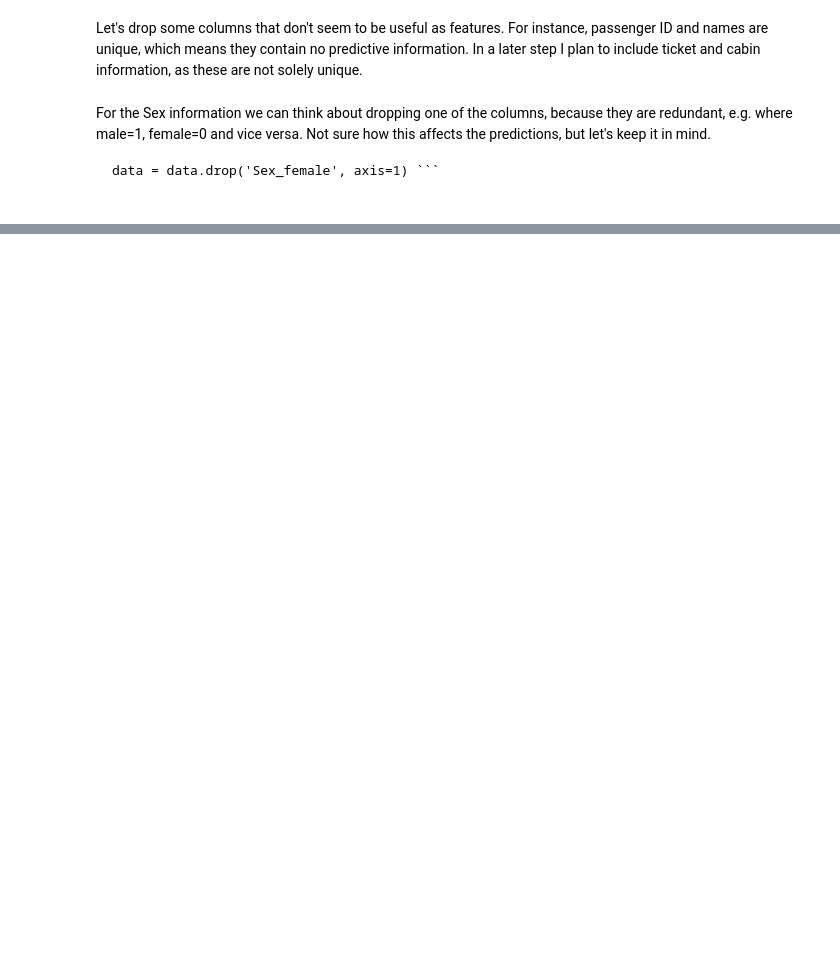
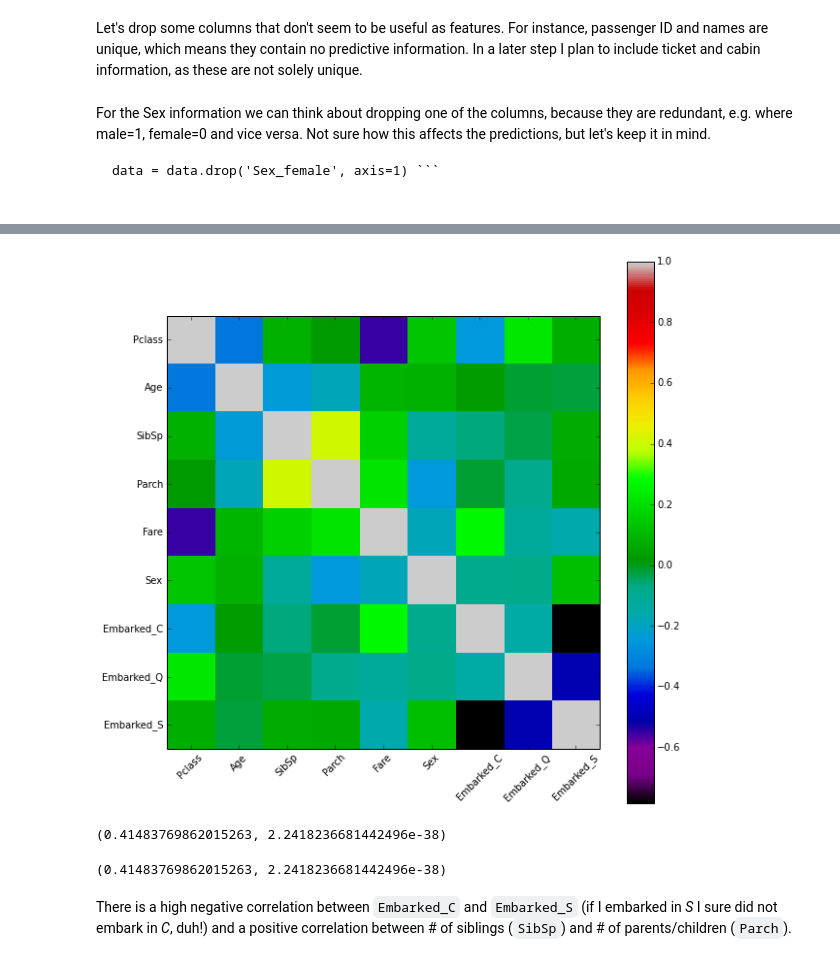
Before and after one commit to neocortex/notebooks, a Jupyter notebook: kaggle-titanic/Kaggle - Titanic.ipynb, the cells around one changed output, grey strips where cells are left out. Drawn from its saved outputs; the diff is of its cells as text; code cells hidden in the pictures; blank space fills up the shorter version.

```diff
--- a/kaggle-titanic/Kaggle - Titanic.ipynb
+++ b/kaggle-titanic/Kaggle - Titanic.ipynb
@@ -89,0 +189,10 @@ return gs
+# %%
+cov = np.corrcoef(np.transpose(X))
+# %%
+pl.figure(figsize=(10, 10))
+pl.imshow(cov, interpolation='nearest', cmap=pl.cm.spectral)
+pl.colorbar()
+pl.xticks(np.arange(cov.shape[0]), data.columns, rotation=45)
+pl.yticks(np.arange(cov.shape[0]), data.columns);
+# %% [output]
+[figure, added]
@@ -89,0 +202,11 @@ return gs
+# %%
+r_value, p_value
+# %% [output]
+(0.41483769862015263, 2.2418236681442496e-38)
+# %%
+slope, intercept, r_value, p_value, std_err = linregress(data.SibSp, data.Parch)
+r_value, p_value
+# %% [output]
+(0.41483769862015263, 2.2418236681442496e-38)
+# %% [markdown]
+There is a high negative correlation between `Embarked_C` and `Embarked_S` (if I embarked in *S* I sure did not embark in *C*, duh!) and a positive correlation between # of siblings (`SibSp`) and # of parents/children (`Parch`).
```
Also changed, not shown: parts of 27 cells of this notebook.
